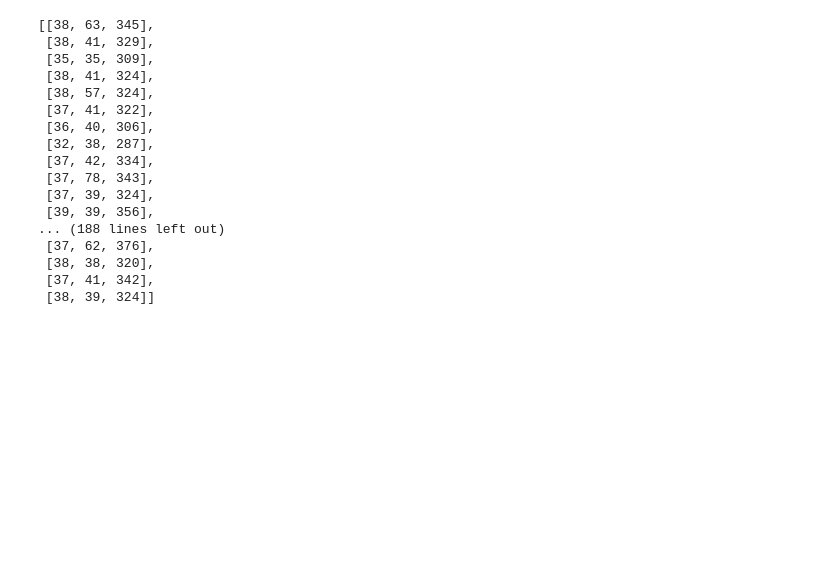
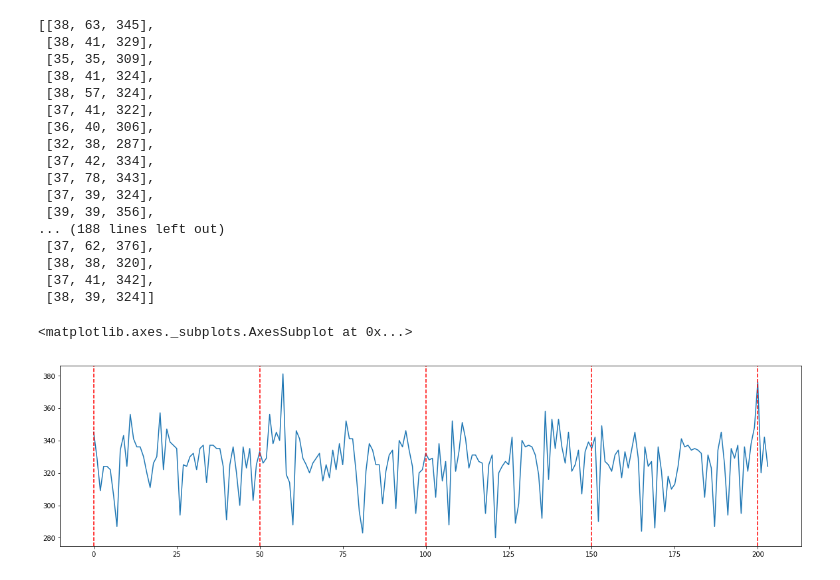
Before and after one commit to Binse-Park/mainthread_message_tracker, a Jupyter notebook: mainthread_message_tracker.ipynb, the cells around one changed output. Cells and saved outputs as stored; diff of their text form; code cells hidden in the pictures; blank space fills up the shorter version.

Commit message:
feat : Update ipynb file
Draw a graph to show app launch time.

```diff
--- a/mainthread_message_tracker.ipynb
+++ b/mainthread_message_tracker.ipynb
@@ -125,3 +125,13 @@ display(main_data_list)
  [38, 38, 320],
  [37, 41, 342],
  [38, 39, 324]]
+# %%
+df = pd.DataFrame(main_data_list, columns = ['BindApplication~', 'ActivityStart~', 'LaunchTime'])
+
+plt.figure(figsize=(20,5))
+display(df['LaunchTime'].plot())
+for i in range(0, 250, 50) :
+    plt.axvline(x=i, color='r', linestyle='--')
+# %% [output]
+<matplotlib.axes._subplots.AxesSubplot at 0x...>
+[figure, added]
```
